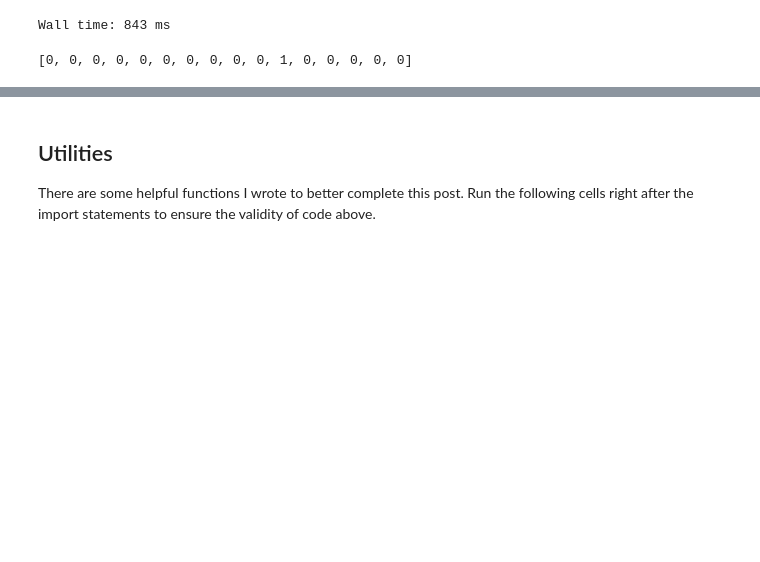
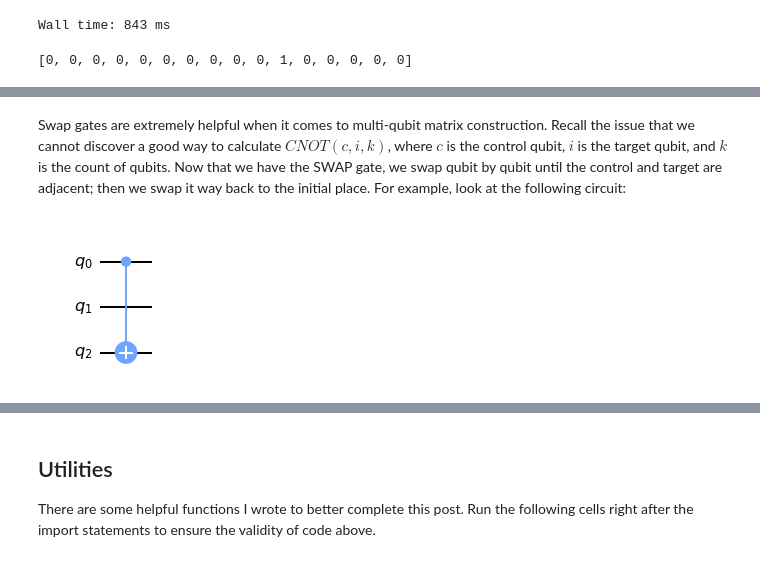
Before and after one commit to yu-yiming/ComputationalPhysics, a Jupyter notebook: Quantum Computing/quantum_computing.ipynb, the cells around one changed output, grey strips where cells are left out. Saved outputs shown, nothing was run; the diff lists cells and outputs as text; code cells hidden in the pictures; blank space fills up the shorter version.

```diff
--- a/Quantum Computing/quantum_computing.ipynb
+++ b/Quantum Computing/quantum_computing.ipynb
@@ -1024,0 +1216,8 @@ array([[6.123234e-17+0.j, 0.000000e+00-1.j],
+# %% [markdown]
+Swap gates are extremely helpful when it comes to multi-qubit matrix construction. Recall the issue that we cannot discover a good way to calculate $CNOT(c, i, k)$, where $c$ is the control qubit, $i$ is the target qubit, and $k$ is the count of qubits. Now that we have the SWAP gate, we swap qubit by qubit until the control and target are adjacent; then we swap it way back to the initial place. For example, look at the following circuit:
+# %%
+qc = QuantumCircuit(3)
+qc.cx(0, 2)
+qc.draw(output='mpl')
+# %% [output]
+[figure, added]
```
Also changed, not shown: parts of 45 cells of this notebook.
